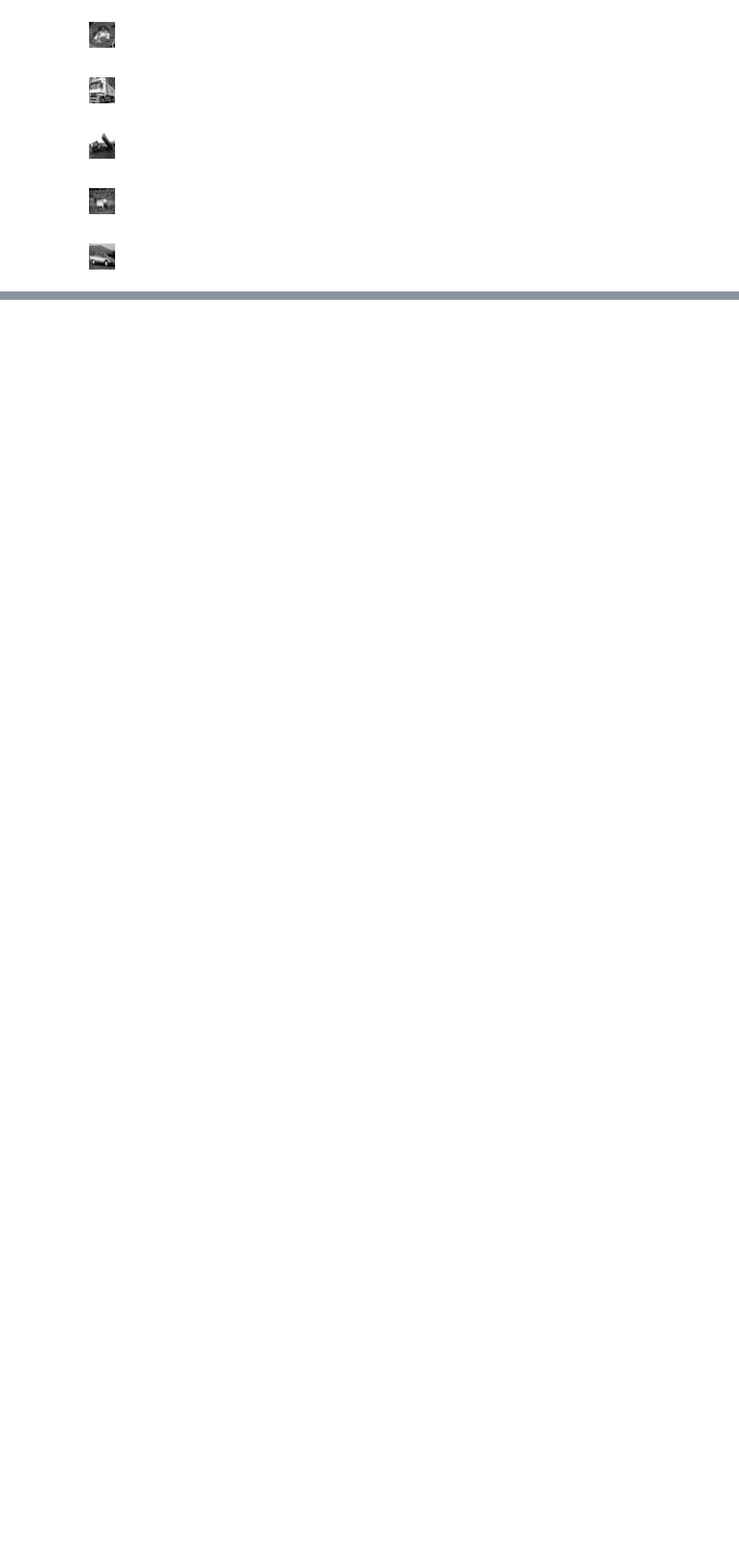
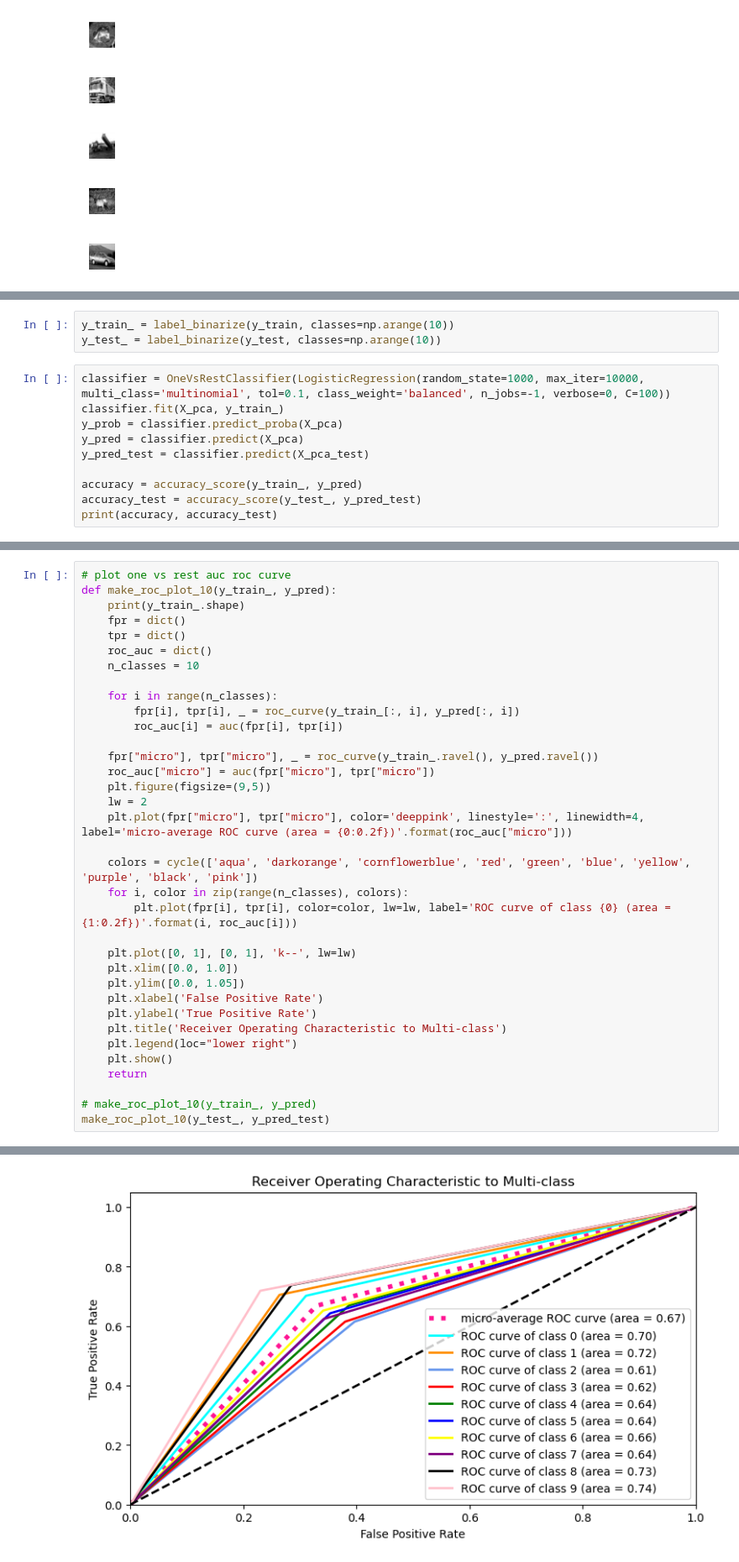
Before and after one commit to prakash-prasad/BITS-AIML-Mtech-V2, a Jupyter notebook: Sem_3/ADL/adl_asmt1.ipynb, the cells around one changed output, grey strips where cells are left out. Shown at 84% size. Saved outputs shown, nothing was run; the diff lists cells and outputs as text; blank space fills up the shorter version.

```diff
--- a/Sem_3/ADL/adl_asmt1.ipynb
+++ b/Sem_3/ADL/adl_asmt1.ipynb
@@ -100,0 +116,13 @@ X_pca_random.shape
+# %%
+y_train_ = label_binarize(y_train, classes=np.arange(10))
+y_test_ = label_binarize(y_test, classes=np.arange(10))
+# %%
+classifier = OneVsRestClassifier(LogisticRegression(random_state=1000, max_iter=10000, multi_class='multinomial', tol=0.1, class_weight='balanced', n_jobs=-1, verbose=0, C=100))
+classifier.fit(X_pca, y_train_)
+y_prob = classifier.predict_proba(X_pca)
+y_pred = classifier.predict(X_pca)
+y_pred_test = classifier.predict(X_pca_test)
+
+accuracy = accuracy_score(y_train_, y_pred)
+accuracy_test = accuracy_score(y_test_, y_pred_test)
+print(accuracy, accuracy_test)
@@ -100,0 +131,36 @@ X_pca_random.shape
+# %%
+# plot one vs rest auc roc curve
+def make_roc_plot_10(y_train_, y_pred):
+    print(y_train_.shape)
+    fpr = dict()
+    tpr = dict()
+    roc_auc = dict()
+    n_classes = 10
+
+    for i in range(n_classes):
+        fpr[i], tpr[i], _ = roc_curve(y_train_[:, i], y_pred[:, i])
+        roc_auc[i] = auc(fpr[i], tpr[i])
+
+    fpr["micro"], tpr["micro"], _ = roc_curve(y_train_.ravel(), y_pred.ravel())
+    roc_auc["micro"] = auc(fpr["micro"], tpr["micro"])
+    plt.figure(figsize=(9,5))
+    lw = 2
+    plt.plot(fpr["micro"], tpr["micro"], color='deeppink', linestyle=':', linewidth=4, label='micro-average ROC curve (area = {0:0.2f})'.format(roc_auc["micro"]))
+
+    colors = cycle(['aqua', 'darkorange', 'cornflowerblue', 'red', 'green', 'blue', 'yellow', 'purple', 'black', 'pink'])
+    for i, color in zip(range(n_classes), colors):
+        plt.plot(fpr[i], tpr[i], color=color, lw=lw, label='ROC curve of class {0} (area = {1:0.2f})'.format(i, roc_auc[i]))
+
+    plt.plot([0, 1], [0, 1], 'k--', lw=lw)
+    plt.xlim([0.0, 1.0])
+    plt.ylim([0.0, 1.05])
+    plt.xlabel('False Positive Rate')
+    plt.ylabel('True Positive Rate')
+    plt.title('Receiver Operating Characteristic to Multi-class')
+    plt.legend(loc="lower right")
+    plt.show()
+    return
+
+# make_roc_plot_10(y_train_, y_pred)
+make_roc_plot_10(y_test_, y_pred_test)
+# %% [output]
@@ -100,0 +168 @@ X_pca_random.shape
+[figure, added]
```
Also changed, not shown: parts of 8 cells of this notebook.
